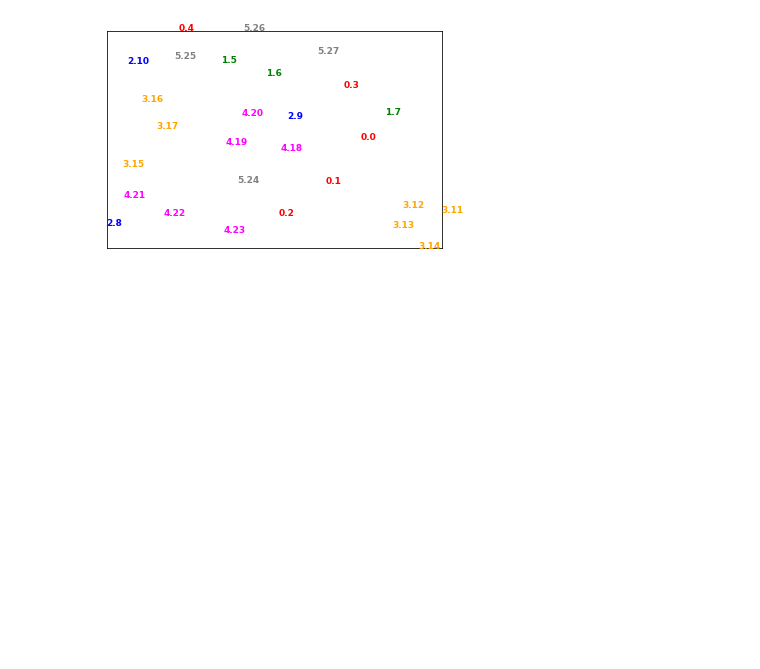
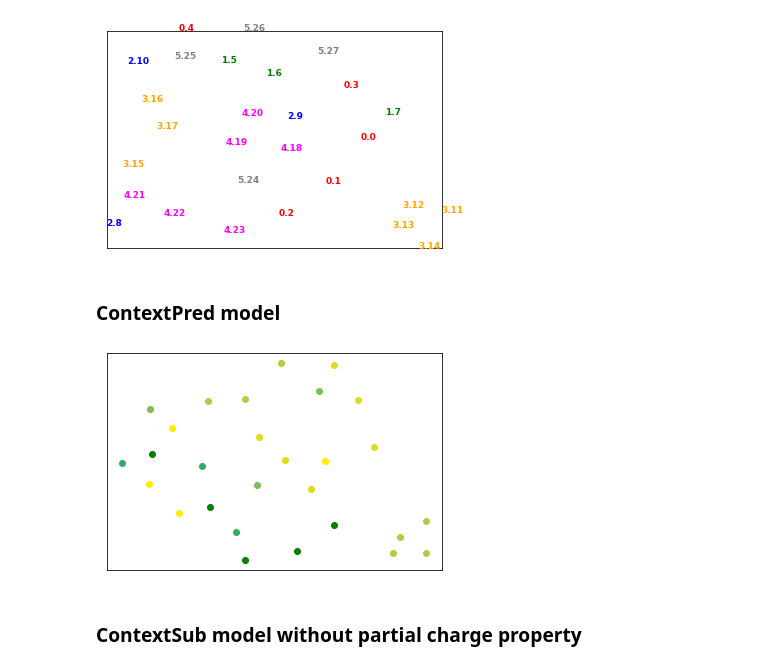
Before and after one commit to thomasly/slgnn, a Jupyter notebook: contextSub_pretrained_model_validation.ipynb, the cells around one changed output. Drawn from its saved outputs; the diff is of its cells as text; code cells hidden in the pictures; blank space fills up the shorter version.

Commit message:
covid pretrained models

```diff
--- a/contextSub_pretrained_model_validation.ipynb
+++ b/contextSub_pretrained_model_validation.ipynb
@@ -265,3 +264,16 @@ umap_emb = umap.UMAP(n_epochs=1000).fit_transform(ph_embs)
 plot_embedding(umap_emb, mode="text")
 # %% [output]
 [figure]
+# %% [markdown]
+### ContextPred model
+# %%
+chm = "contextSub/dataset/testing_chemicals.json"
+pattern_embs, y = evaluate_pretraining(pattern, chm, "contextSub/trained_models/contextpred.pth", partial_charge=False)
+# %%
+umap_emb = umap.UMAP(n_epochs=1000).fit_transform(pattern_embs)
+colors = ["green", "#2eac66", "#7ebc57", "#b3cd41", "#dfdd19", "#ffed00"]
+plot_embedding(umap_emb, y, mode="dot", cmap=colors)
+# %% [output]
+[figure, added]
+# %% [markdown]
+### ContextSub model without partial charge property
```
Also changed, not shown: parts of 15 cells of this notebook, 9 other files.
